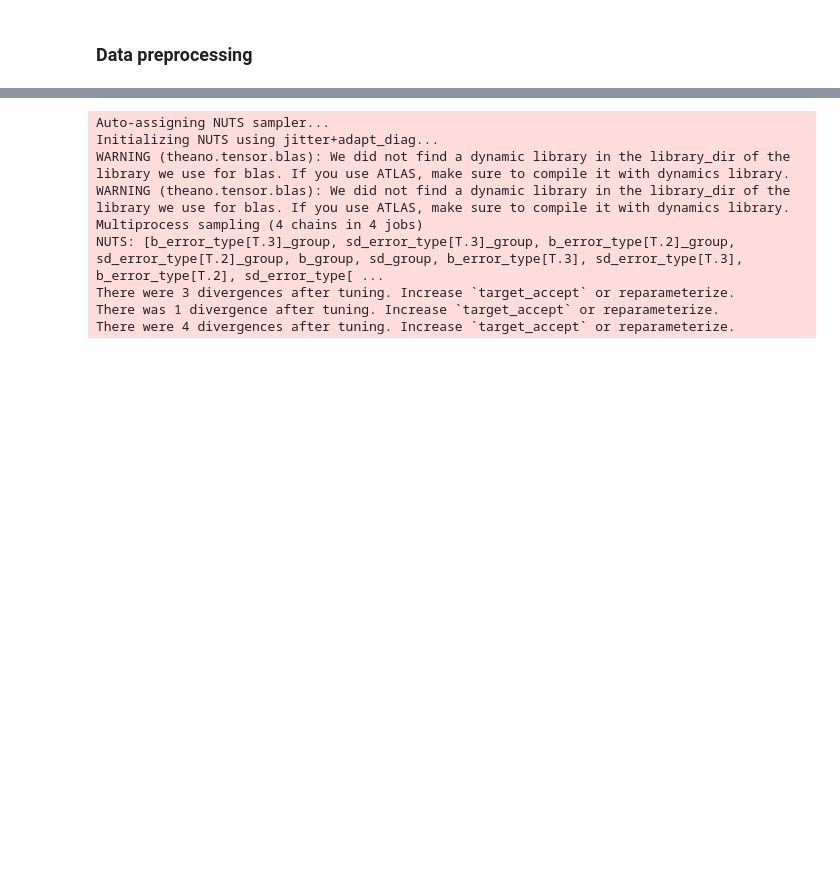
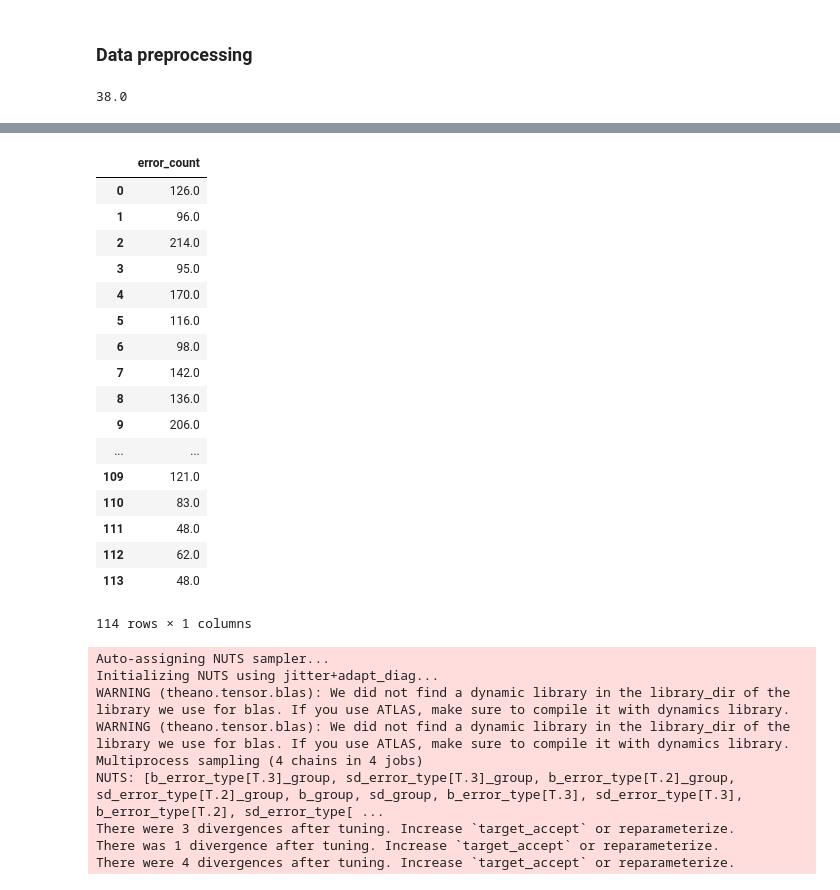
Before and after one commit to galbiati/mnk-cleaning-analysis, a Jupyter notebook: notebooks/reconstruction/Bayesian Poisson ANOVA.ipynb, the cells around one changed output, grey strips where cells are left out. Saved outputs shown, nothing was run; the diff lists cells and outputs as text; code cells hidden in the pictures; blank space fills up the shorter version.

```diff
--- a/notebooks/reconstruction/Bayesian Poisson ANOVA.ipynb
+++ b/notebooks/reconstruction/Bayesian Poisson ANOVA.ipynb
@@ -248,12 +248,37 @@ formula = 'error_count ~ error_type * group'
 endogenous_df, exogenous_df = pt.dmatrices(formula, melted_df,
                                            return_type='dataframe',
                                            NA_action='raise')
+# %%
+114 / 3
+# %% [output]
+38.0
 # %%
 # Instantiate and display poisson model
 poisson_model = build_poisson_model(exogenous_df, endogenous_df['error_count'].values)
 pm.model_to_graphviz(poisson_model)
 # %% [output]
 [drawing not drawn]
+# %%
+endogenous_df
+# %% [output]
+|  | error_count |
+| 0 | 126.0 |
+| 1 | 96.0 |
+| 2 | 214.0 |
+| 3 | 95.0 |
+| 4 | 170.0 |
+| 5 | 116.0 |
+| 6 | 98.0 |
+| 7 | 142.0 |
+| 8 | 136.0 |
+| 9 | 206.0 |
+| ... | ... |
+| 109 | 121.0 |
+| 110 | 83.0 |
+| 111 | 48.0 |
+| 112 | 62.0 |
+| 113 | 48.0 |
+114 rows × 1 columns
 # %%
 with poisson_model:
     poisson_trace = pm.sample(16000, tune=4000, cores=4,
```
Also changed, not shown: 12 other files.
